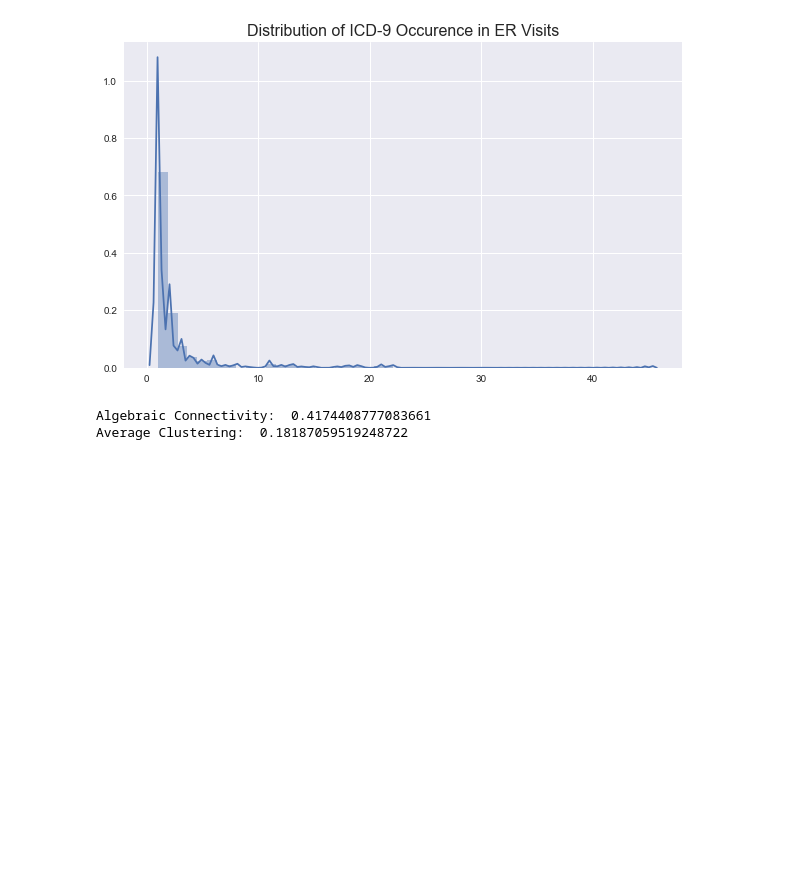
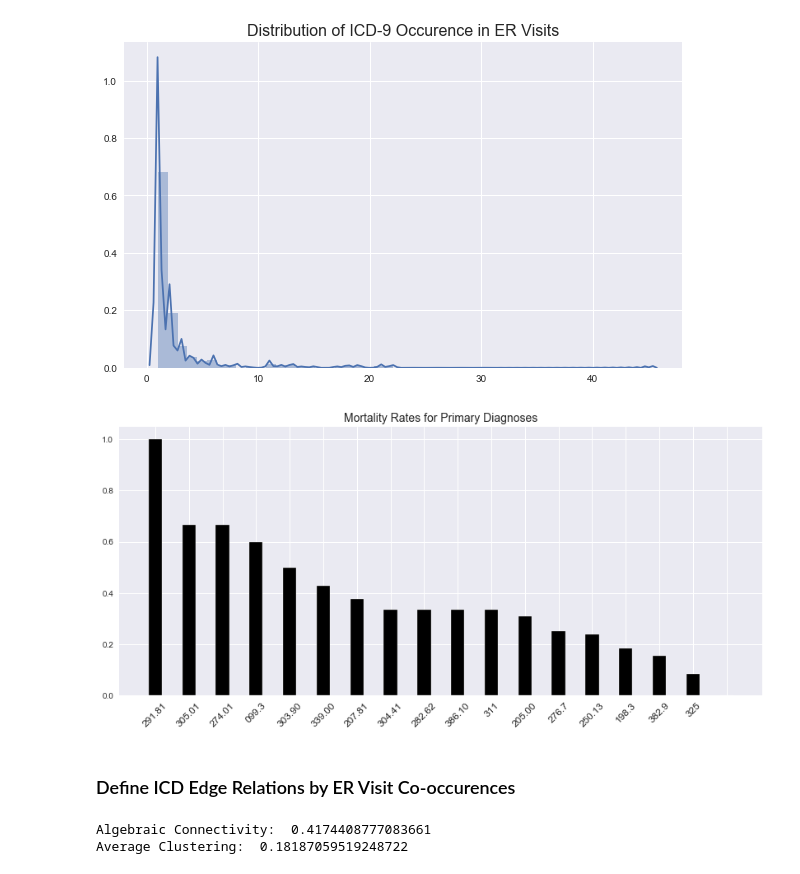
Before and after one commit to drewwilimitis/Hyperbolic-ICD-Embeddings-MIMIC3, a Jupyter notebook: hyperbolic_embedding_ICD9.ipynb, the cells around one changed output. Cells and saved outputs as stored; diff of their text form; code cells hidden in the pictures; blank space fills up the shorter version.

```diff
--- a/hyperbolic_embedding_ICD9.ipynb
+++ b/hyperbolic_embedding_ICD9.ipynb
@@ -694,6 +694,26 @@ additional_dia_code    831
 dtype: int64
 1135
 [figure]
+# %%
+icd_mortality = ed_notes[['empi', 'principal_dia_code', 'principal_dia_name']].merge(dem[['empi', 'vital_status']], on='empi')
+icd_mortality['vital_status'] = icd_mortality.vital_status.apply(lambda x: 1 if x == 'deceased' else np.nan_to_num(x, 0))
+icd_codes = icd_mortality.groupby(['principal_dia_code']).count().reset_index().principal_dia_code.values
+code_counts = icd_mortality.groupby(['principal_dia_code'])['empi'].count().values
+code_mortalities = icd_mortality.groupby(['principal_dia_code'])['vital_status'].sum().values
+mortality_scores = code_mortalities[code_counts > 2] / code_counts[code_counts > 2]
+x_pos = np.arange(0, len(mortality_scores)/4)
+icd_labels = icd_codes[np.argsort(mortality_scores)[::-1]][::4]
+plt.figure(figsize=(14,6))
+plt.bar(x_pos, np.sort(mortality_scores)[::-1][::4], width=0.4, color='black', edgecolor='white')
+plt.xticks(x_pos, rotation=45)
+ax = plt.gca()
+ax.set_xticklabels(icd_labels[:-1], size=12)
+plt.title('Mortality Rates for Primary Diagnoses', size=14)
+plt.show();
+# %% [output]
+[figure, added]
+# %% [markdown]
+### Define ICD Edge Relations by ER Visit Co-occurences
 # %%
 # define edge pairs from secondary codes to primary icd code
 edges = []
```
Also changed, not shown: parts of 1 cell of this notebook.
